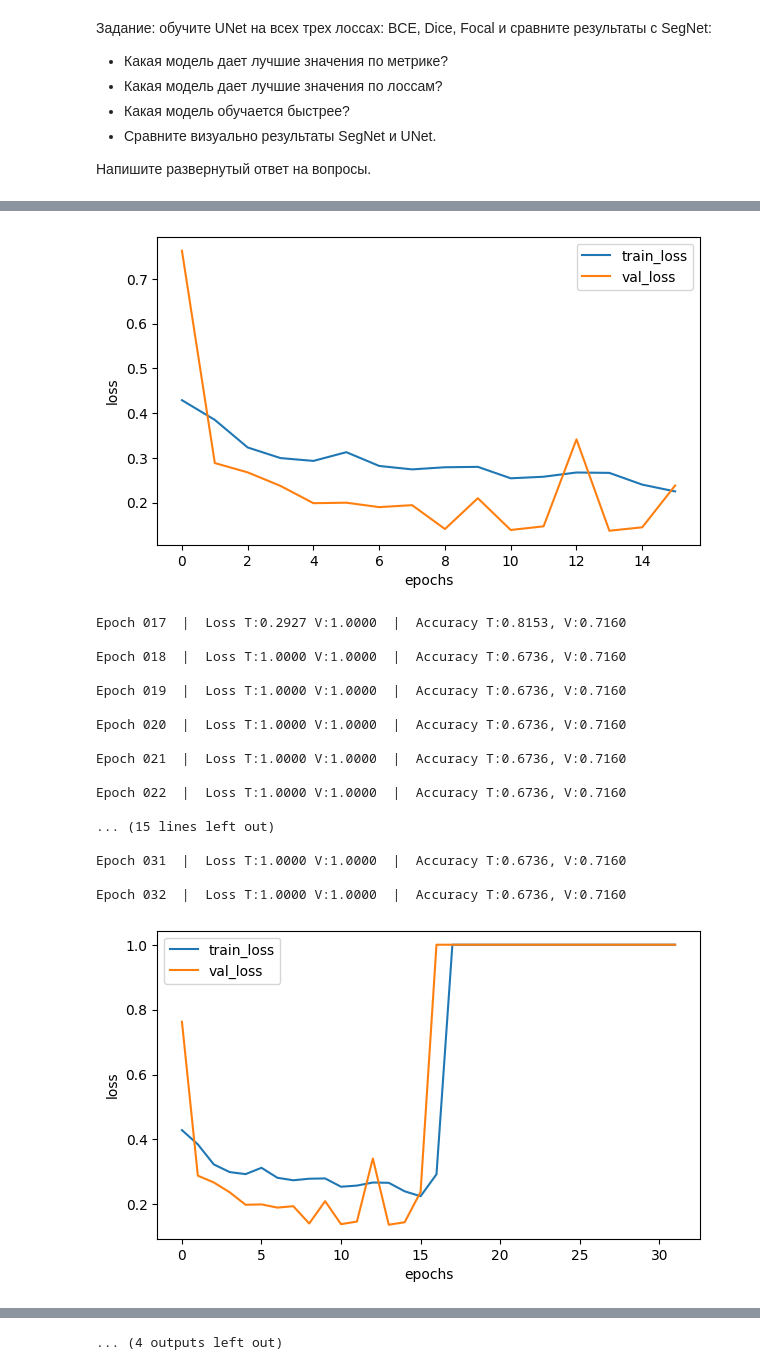
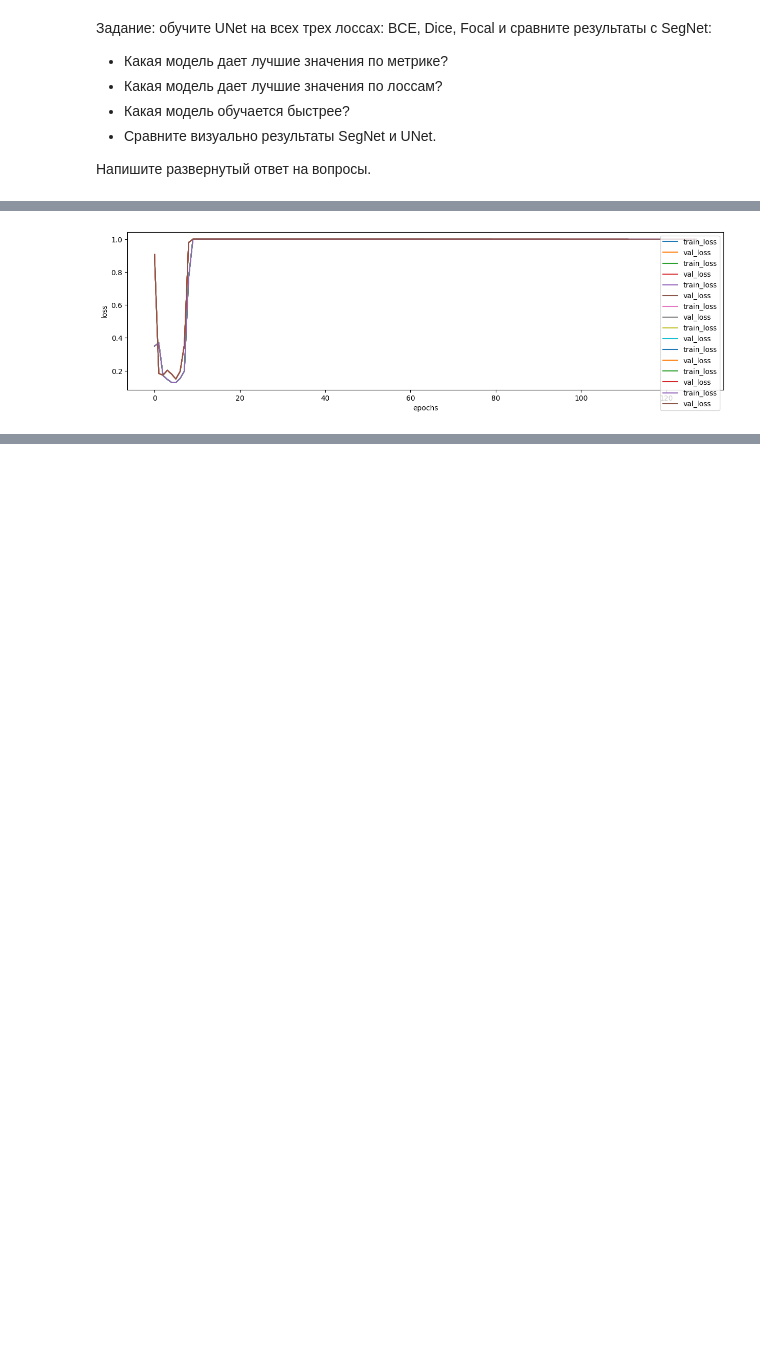
Before and after one commit to Figishe/DeepLearningSchool_part_1_ml_cv, a Jupyter notebook: week_08_semantic_segmentation/Homework/hw_6_semantic_segmentation.ipynb, the cells around one changed output, grey strips where cells are left out. Cells and saved outputs as stored; diff of their text form; code cells hidden in the pictures; blank space fills up the shorter version.

```diff
--- a/week_08_semantic_segmentation/Homework/hw_6_semantic_segmentation.ipynb
+++ b/week_08_semantic_segmentation/Homework/hw_6_semantic_segmentation.ipynb
@@ -598,24 +602,26 @@ V:{v_loss:0.4f}  |  Accuracy T:{t_acc:0.4f}, V:{v_acc:0.4f}"
 
                 torch.save({
                     'epoch': epoch,
+                    'elapsed_time_sec': time.time() - start_time,
                     'model_state': model.state_dict(),
                     'optim_state': optimizer.state_dict(),
+                    'val_loss': val_loss,
                     'val_acc': val_acc,
                 }, f"checkpoint_{epoch}_{model_name}.pth")
 
     return history
 # %%
-def plot_epoch_loss(history):
+def plot_epoch_loss(history, ax=None):
     loss, acc, val_loss, val_acc = zip(*history)
 
-    plt.figure(figsize=(7, 4))
-    plt.plot(loss, label="train_loss")
-    plt.plot(val_loss, label="val_loss")
-    plt.legend(loc='best')
-    plt.xlabel("epochs")
-    plt.ylabel("loss")
-    # plt.ylim(0, 1)
-    plt.show()
+    if ax is None:
+        ax = plt.gca()
+
+    ax.plot(loss, label="train_loss")
+    ax.plot(val_loss, label="val_loss")
+    ax.legend(loc='best')
+    ax.set_xlabel("epochs")
+    ax.set_ylabel("loss")
 # %% [markdown]
 Обучите модель **SegNet**. В качестве оптимайзера можно взять Adam.
 # %%
@@ -1376,7 +1530,7 @@ history_unet_dice = train(
     model_name='unet_model_dice',
     epochs=128,
     batch_size=8,
-    criterion=dice_loss,
+    criterion=dice_loss_torch,
     optimizer=torch.optim.AdamW(unet_model_dice.parameters(), lr=5e-4, weight_decay=1e-2),
     cb_checkpoint=plot_epoch_loss
 )
@@ -1401,19 +1555 @@ Epoch 016  |  Loss T:0.2252 V:0.2383  |  Accuracy T:0.8548, V:0.8164
-[figure, old version]
+[figure, new version]
-Epoch 017  |  Loss T:0.2927 V:1.0000  |  Accuracy T:0.8153, V:0.7160
-
-Epoch 018  |  Loss T:1.0000 V:1.0000  |  Accuracy T:0.6736, V:0.7160
-
-Epoch 019  |  Loss T:1.0000 V:1.0000  |  Accuracy T:0.6736, V:0.7160
-
-Epoch 020  |  Loss T:1.0000 V:1.0000  |  Accuracy T:0.6736, V:0.7160
-
-Epoch 021  |  Loss T:1.0000 V:1.0000  |  Accuracy T:0.6736, V:0.7160
-
-Epoch 022  |  Loss T:1.0000 V:1.0000  |  Accuracy T:0.6736, V:0.7160
-
-... (15 lines left out)
-
-Epoch 031  |  Loss T:1.0000 V:1.0000  |  Accuracy T:0.6736, V:0.7160
-
-Epoch 032  |  Loss T:1.0000 V:1.0000  |  Accuracy T:0.6736, V:0.7160
-[figure, removed]
@@ -1492,4 +1556,3 @@ Epoch 096  |  Loss T:1.0000 V:1.0000  |  Accuracy T:0.6736, V:0.7160
-... (4 outputs left out)
 # %%
 cleanup_models()
 unet_model_focal = UNet().to(DEVICE)
```
Also changed, not shown: parts of 37 cells of this notebook.
